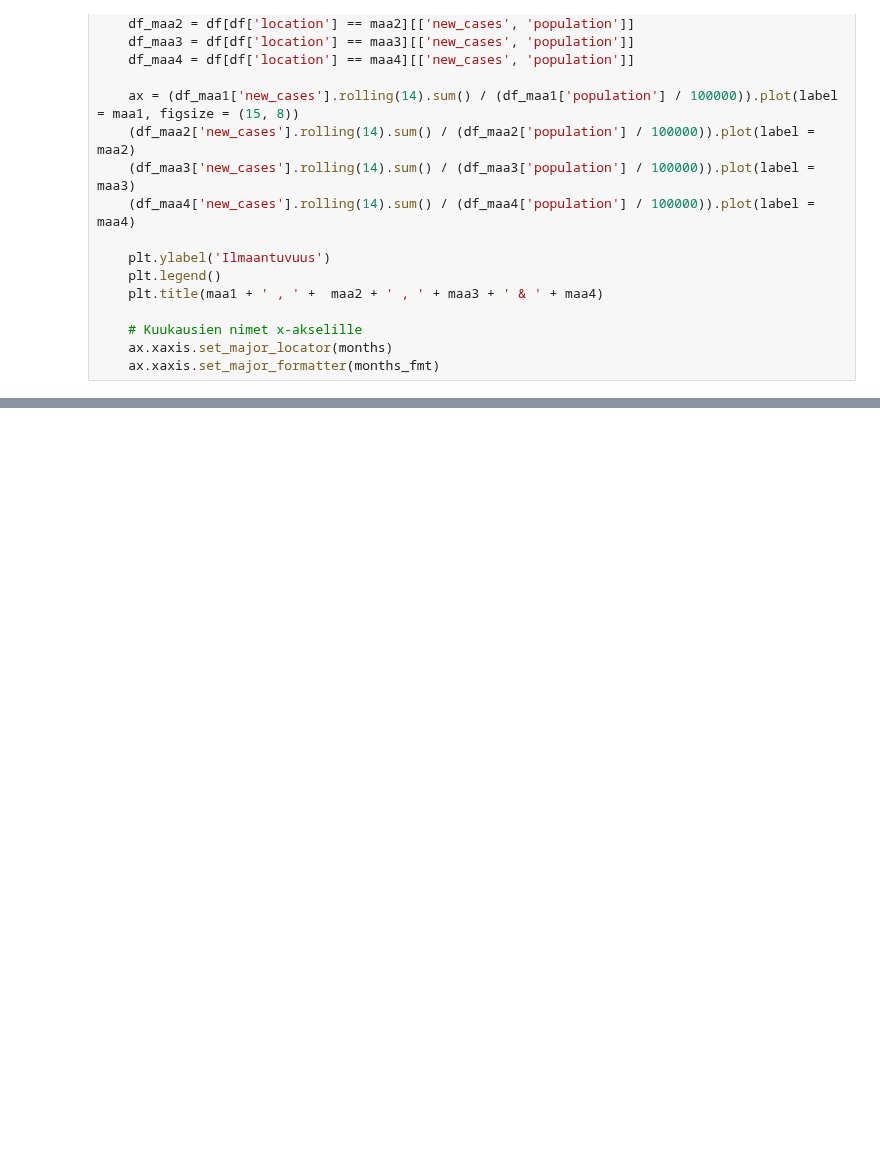
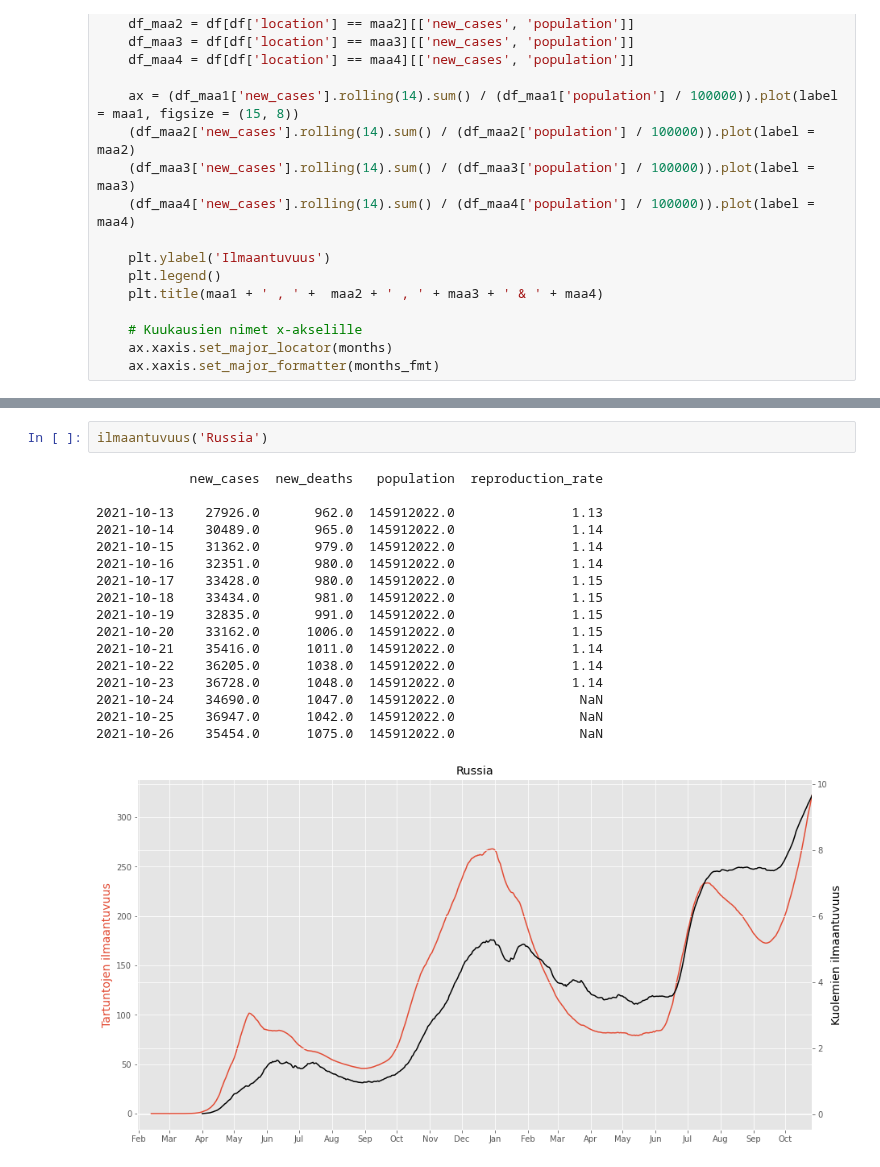
Before and after one commit to taanila/aikasarjat, a Jupyter notebook: korona.ipynb, the cells around one changed output, grey strips where cells are left out. Drawn from its saved outputs; the diff is of its cells as text; blank space fills up the shorter version.

```diff
--- a/korona.ipynb
+++ b/korona.ipynb
@@ -247,3 +247,23 @@ ilmaantuvuus('United States')
+# %%
+ilmaantuvuus('Russia')
+# %% [output]
+            new_cases  new_deaths   population  reproduction_rate
+
+2021-10-13    27926.0       962.0  145912022.0               1.13
+2021-10-14    30489.0       965.0  145912022.0               1.14
+2021-10-15    31362.0       979.0  145912022.0               1.14
+2021-10-16    32351.0       980.0  145912022.0               1.14
+2021-10-17    33428.0       980.0  145912022.0               1.15
+2021-10-18    33434.0       981.0  145912022.0               1.15
+2021-10-19    32835.0       991.0  145912022.0               1.15
+2021-10-20    33162.0      1006.0  145912022.0               1.15
+2021-10-21    35416.0      1011.0  145912022.0               1.14
+2021-10-22    36205.0      1038.0  145912022.0               1.14
+2021-10-23    36728.0      1048.0  145912022.0               1.14
+2021-10-24    34690.0      1047.0  145912022.0                NaN
+2021-10-25    36947.0      1042.0  145912022.0                NaN
+2021-10-26    35454.0      1075.0  145912022.0                NaN
+[figure, added]
 # %%
 vertaa4('Finland', 'Sweden', 'Norway', 'Denmark')
 # %% [output]
```
Also changed, not shown: parts of 10 cells of this notebook.
